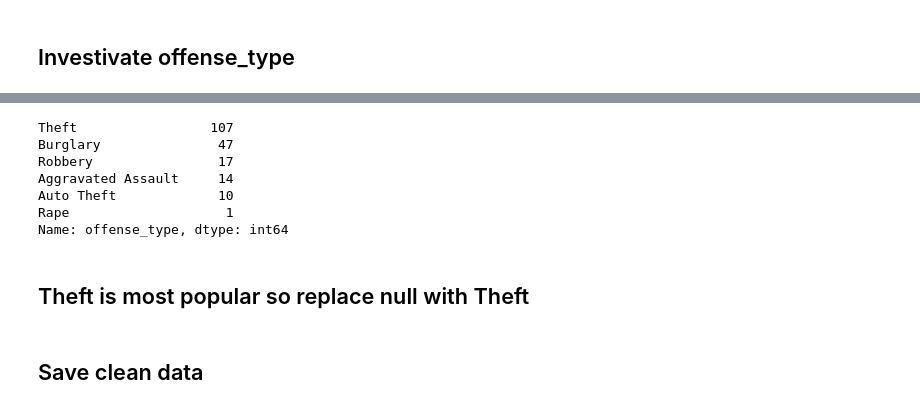
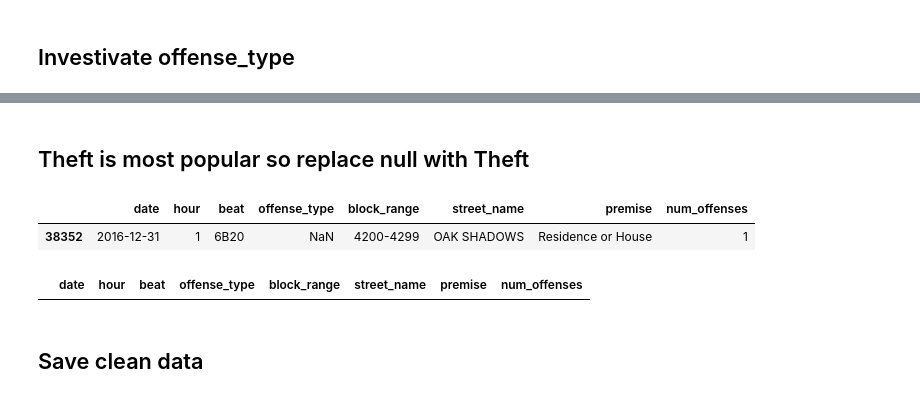
Before and after one commit to franksalas/Crime-Analysis, a Jupyter notebook: 01_data_clean/2017.ipynb, the cells around one changed output, grey strips where cells are left out. Drawn from its saved outputs; the diff is of its cells as text; code cells hidden in the pictures.

```diff
--- a/01_data_clean/2017.ipynb
+++ b/01_data_clean/2017.ipynb
@@ -623,12 +667,9 @@ br = df.block_range == '1400-1499'
-# %%
-df[da&br].offense_type.value_counts()
-# %% [output]
-Theft                 107
-Burglary               47
-Robbery                17
-Aggravated Assault     14
-Auto Theft             10
-Rape                    1
-Name: offense_type, dtype: int64
 # %% [markdown]
 ## Theft is most popular so replace null with Theft
+# %%
+df.iloc[35772, df.columns.get_loc('offense_type')] = 'Theft'
+# %%
+df[df.isnull().any(axis=1)]
+# %% [output]
+|  | date | hour | beat | offense_type | block_range | street_name | premise | num_offenses |
+| 38352 | 2016-12-31 | 1 | 6B20 | NaN | 4200-4299 | OAK SHADOWS | Residence or House | 1 |
@@ -635,3 +678,7 @@ Name: offense_type, dtype: int64
+# %%
+df[df.isnull().any(axis=1)]
+# %% [output]
+|  | date | hour | beat | offense_type | block_range | street_name | premise | num_offenses |
 # %% [markdown]
 ## Save clean data
 # %%
```
Also changed, not shown: parts of 12 cells of this notebook, 12 other files.
